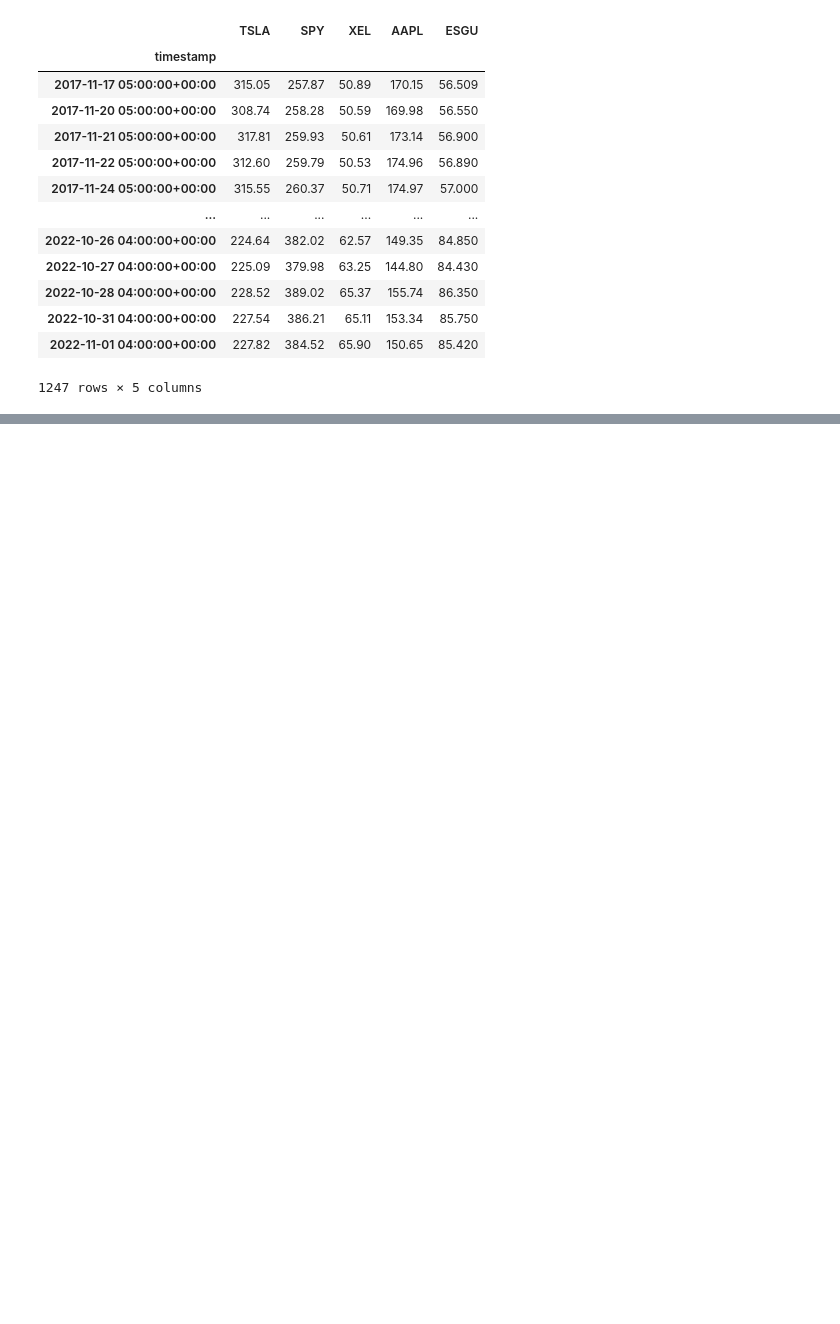
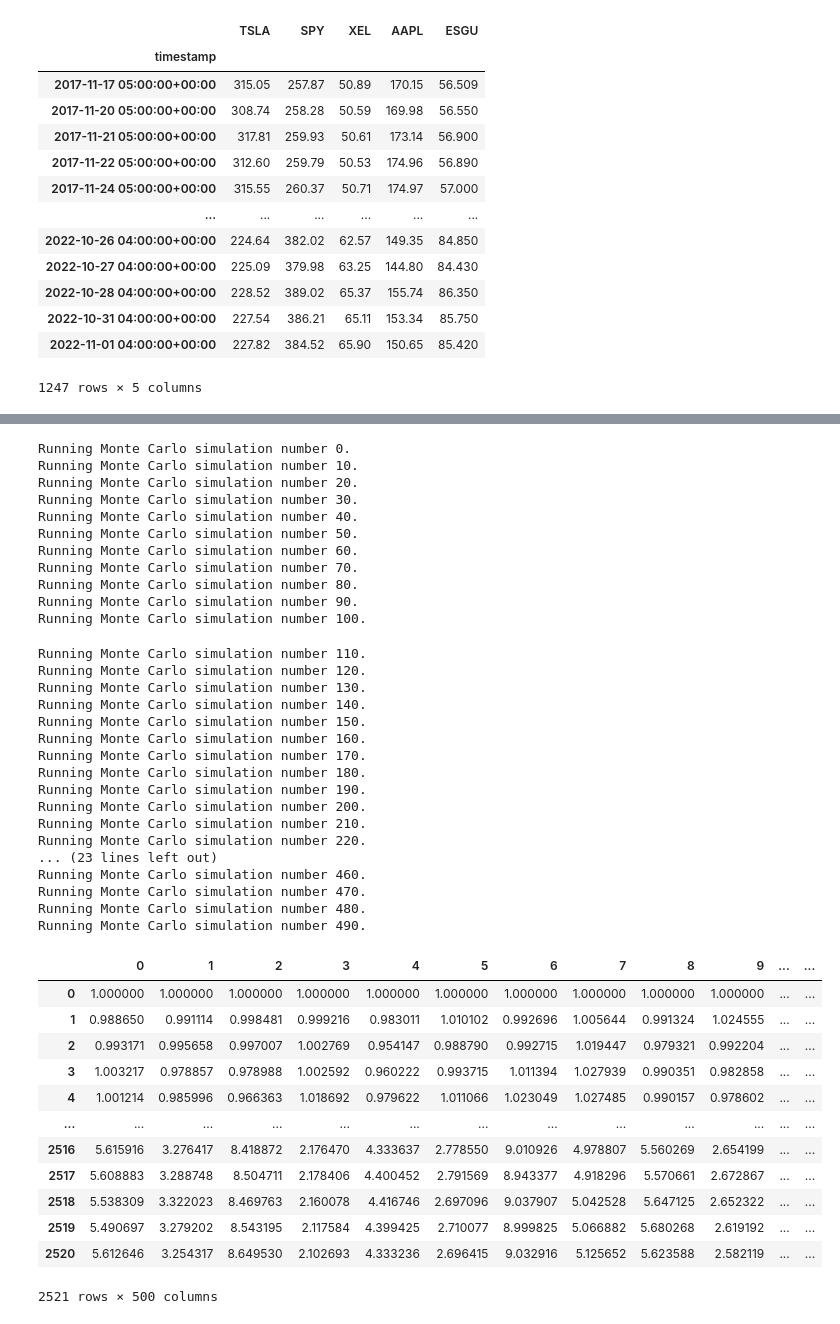
Before and after one commit to hagankj/Team-3-Repo, a Jupyter notebook: api_data.ipynb, the cells around one changed output, grey strips where cells are left out. Drawn from its saved outputs; the diff is of its cells as text; code cells hidden in the pictures; blank space fills up the shorter version.

```diff
--- a/api_data.ipynb
+++ b/api_data.ipynb
@@ -135,0 +185,45 @@ Length: 1239, dtype: float64
+# %%
+# run simulation
+MC_1.calc_cumulative_return()
+# %% [output]
+Running Monte Carlo simulation number 0.
+Running Monte Carlo simulation number 10.
+Running Monte Carlo simulation number 20.
+Running Monte Carlo simulation number 30.
+Running Monte Carlo simulation number 40.
+Running Monte Carlo simulation number 50.
+Running Monte Carlo simulation number 60.
+Running Monte Carlo simulation number 70.
+Running Monte Carlo simulation number 80.
+Running Monte Carlo simulation number 90.
+Running Monte Carlo simulation number 100.
+Running Monte Carlo simulation number 110.
+Running Monte Carlo simulation number 120.
+Running Monte Carlo simulation number 130.
+Running Monte Carlo simulation number 140.
+Running Monte Carlo simulation number 150.
+Running Monte Carlo simulation number 160.
+Running Monte Carlo simulation number 170.
+Running Monte Carlo simulation number 180.
+Running Monte Carlo simulation number 190.
+Running Monte Carlo simulation number 200.
+Running Monte Carlo simulation number 210.
+Running Monte Carlo simulation number 220.
+... (23 lines left out)
+Running Monte Carlo simulation number 460.
+Running Monte Carlo simulation number 470.
+Running Monte Carlo simulation number 480.
+Running Monte Carlo simulation number 490.
+|  | 0 | 1 | 2 | 3 | 4 | 5 | 6 | 7 | 8 | 9 | ... | ... |
+| 0 | 1.000000 | 1.000000 | 1.000000 | 1.000000 | 1.000000 | 1.000000 | 1.000000 | 1.000000 | 1.000000 | 1.000000 | ... | ... |
+| 1 | 0.988650 | 0.991114 | 0.998481 | 0.999216 | 0.983011 | 1.010102 | 0.992696 | 1.005644 | 0.991324 | 1.024555 | ... | ... |
+| 2 | 0.993171 | 0.995658 | 0.997007 | 1.002769 | 0.954147 | 0.988790 | 0.992715 | 1.019447 | 0.979321 | 0.992204 | ... | ... |
+| 3 | 1.003217 | 0.978857 | 0.978988 | 1.002592 | 0.960222 | 0.993715 | 1.011394 | 1.027939 | 0.990351 | 0.982858 | ... | ... |
+| 4 | 1.001214 | 0.985996 | 0.966363 | 1.018692 | 0.979622 | 1.011066 | 1.023049 | 1.027485 | 0.990157 | 0.978602 | ... | ... |
+| ... | ... | ... | ... | ... | ... | ... | ... | ... | ... | ... | ... | ... |
+| 2516 | 5.615916 | 3.276417 | 8.418872 | 2.176470 | 4.333637 | 2.778550 | 9.010926 | 4.978807 | 5.560269 | 2.654199 | ... | ... |
+| 2517 | 5.608883 | 3.288748 | 8.504711 | 2.178406 | 4.400452 | 2.791569 | 8.943377 | 4.918296 | 5.570661 | 2.672867 | ... | ... |
+| 2518 | 5.538309 | 3.322023 | 8.469763 | 2.160078 | 4.416746 | 2.697096 | 9.037907 | 5.042528 | 5.647125 | 2.652322 | ... | ... |
+| 2519 | 5.490697 | 3.279202 | 8.543195 | 2.117584 | 4.399425 | 2.710077 | 8.999825 | 5.066882 | 5.680268 | 2.619192 | ... | ... |
+| 2520 | 5.612646 | 3.254317 | 8.649530 | 2.102693 | 4.333236 | 2.696415 | 9.032916 | 5.125652 | 5.623588 | 2.582119 | ... | ... |
+2521 rows × 500 columns
```
Also changed, not shown: parts of 16 cells of this notebook, 1 other file.
